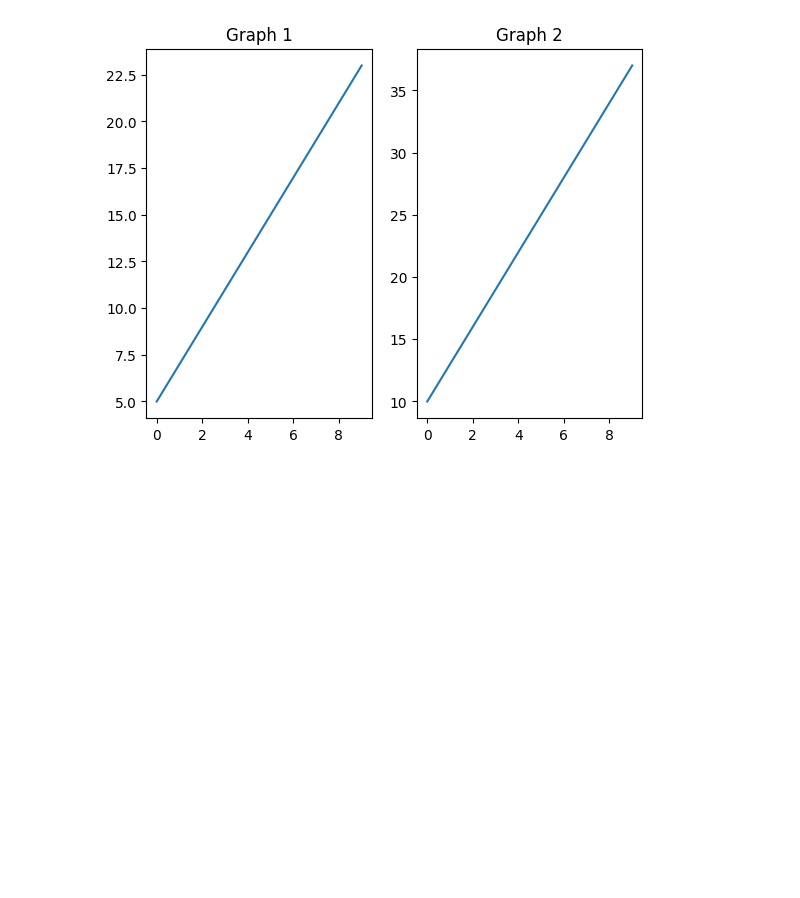
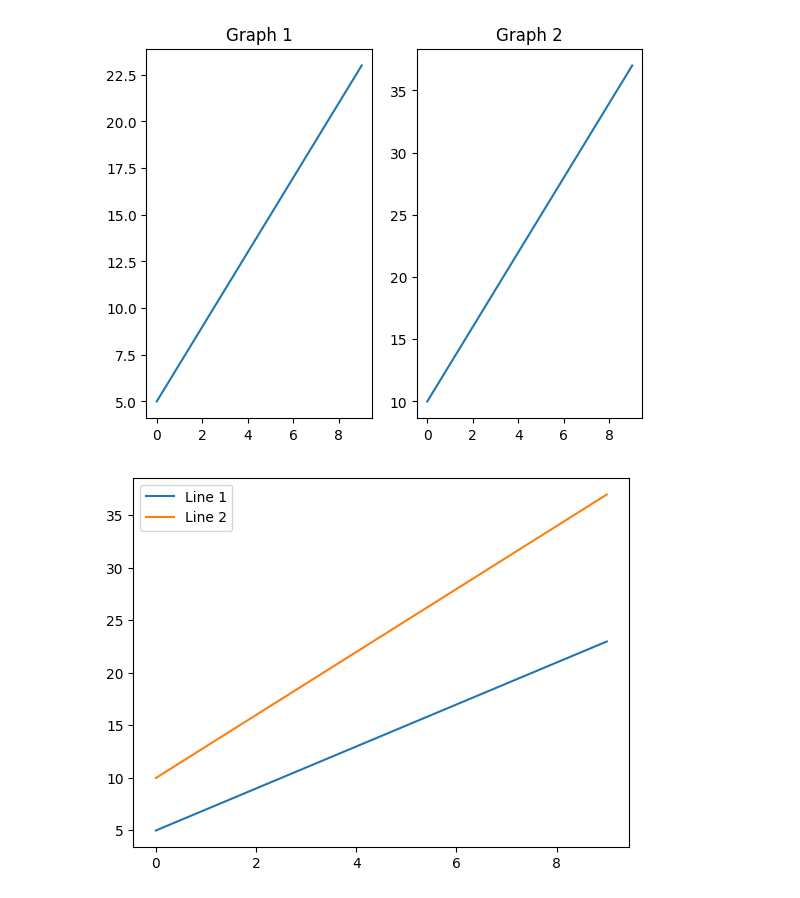
Before and after one commit to ShatakshiR/PythonDemo, a Jupyter notebook: visualization.ipynb, the cells around one changed output. Saved outputs shown, nothing was run; the diff lists cells and outputs as text; code cells hidden in the pictures; blank space fills up the shorter version.

```diff
--- a/visualization.ipynb
+++ b/visualization.ipynb
@@ -83,3 +84,11 @@ plt.title('Graph 2')
 plt.show()
 # %% [output]
 [figure]
+# %%
+# Multiple lines in the same chart
+plt.plot(x,y1)
+plt.plot(x,y2)
+plt.legend(['Line 1', 'Line 2'])
+plt.show()
+# %% [output]
+[figure, added]
```
Also changed, not shown: parts of 6 cells of this notebook.
